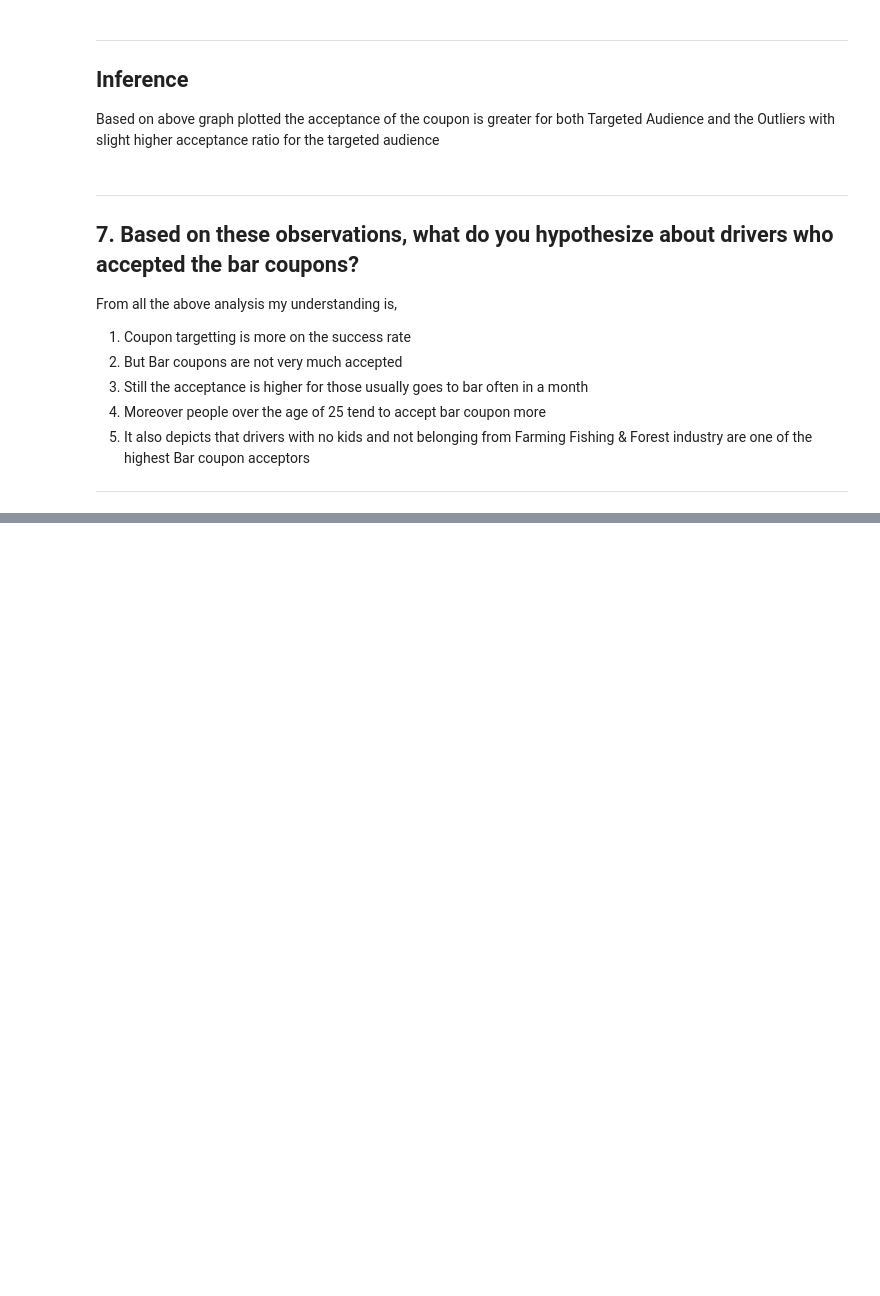
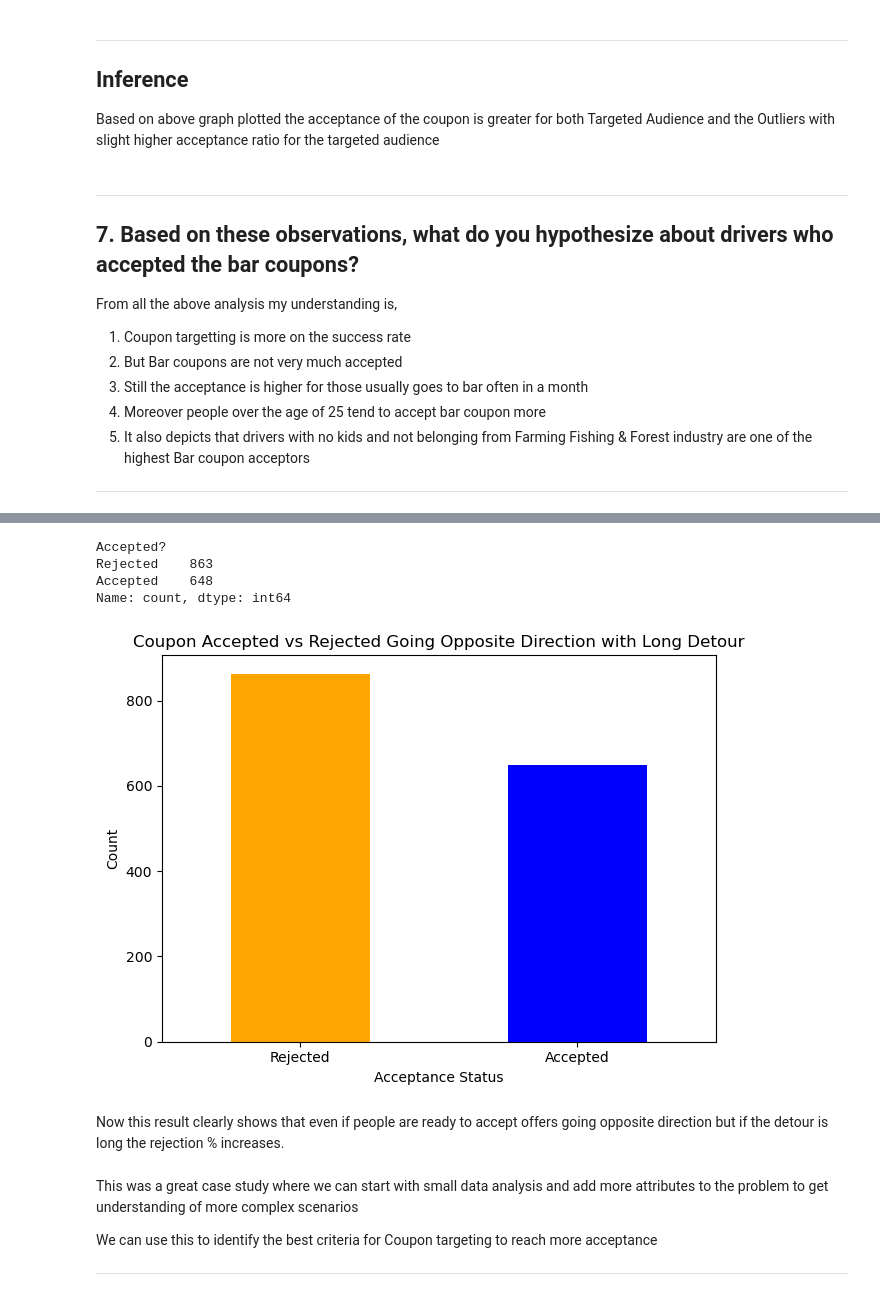
Before and after one commit to mitsuhasasxc/mlai-berkeley-pracapp-coupons, a Jupyter notebook: checkCouponAcceptance.ipynb, the cells around one changed output, grey strips where cells are left out. Cells and saved outputs as stored; diff of their text form; code cells hidden in the pictures; blank space fills up the shorter version.

```diff
--- a/checkCouponAcceptance.ipynb
+++ b/checkCouponAcceptance.ipynb
@@ -841,0 +1030,5 @@ From all the above analysis my understanding is,
+# %%
+df_went_opp = ds_go_opp[ds_go_opp['Went Opposite Direction'] == 'Went Opposite']
+df_went_opp_long_detour = df_went_opp[df_went_opp['Long Detour'] == 1]
+
+df_went_opp_long_detour.sample(10)
@@ -841,0 +1047,28 @@ From all the above analysis my understanding is,
+# %%
+total_coupon_accepted_went_opposite_long_detour = df_went_opp_long_detour["Accepted?"].value_counts()
+print(total_coupon_accepted_went_opposite_long_detour)
+# %% [output]
+Accepted?
+Rejected    863
+Accepted    648
+Name: count, dtype: int64
+# %%
+total_coupon_accepted_went_opposite_long_detour.plot(kind="bar", color=['orange', 'blue'])
+plt.title("Coupon Accepted vs Rejected Going Opposite Direction with Long Detour")
+plt.xlabel("Acceptance Status")
+plt.ylabel("Count")
+plt.xticks(rotation=0)
+plt.tight_layout()
+plt.savefig("plots/going_opposite_long_detour_accepted_vs_rejected.png")
+plt.show()
+plt.close()
+# %% [output]
+[figure, added]
+# %% [markdown]
+Now this result clearly shows that even if people are ready to accept offers going opposite direction but if the detour is long the rejection % increases.
+# %% [markdown]
+This was a great case study where we can start with small data analysis and add more attributes to the problem to get understanding of more complex scenarios
+
+We can use this to identify the best criteria for Coupon targeting to reach more acceptance
+
+---
```
Also changed, not shown: parts of 19 cells of this notebook, 3 other files.
